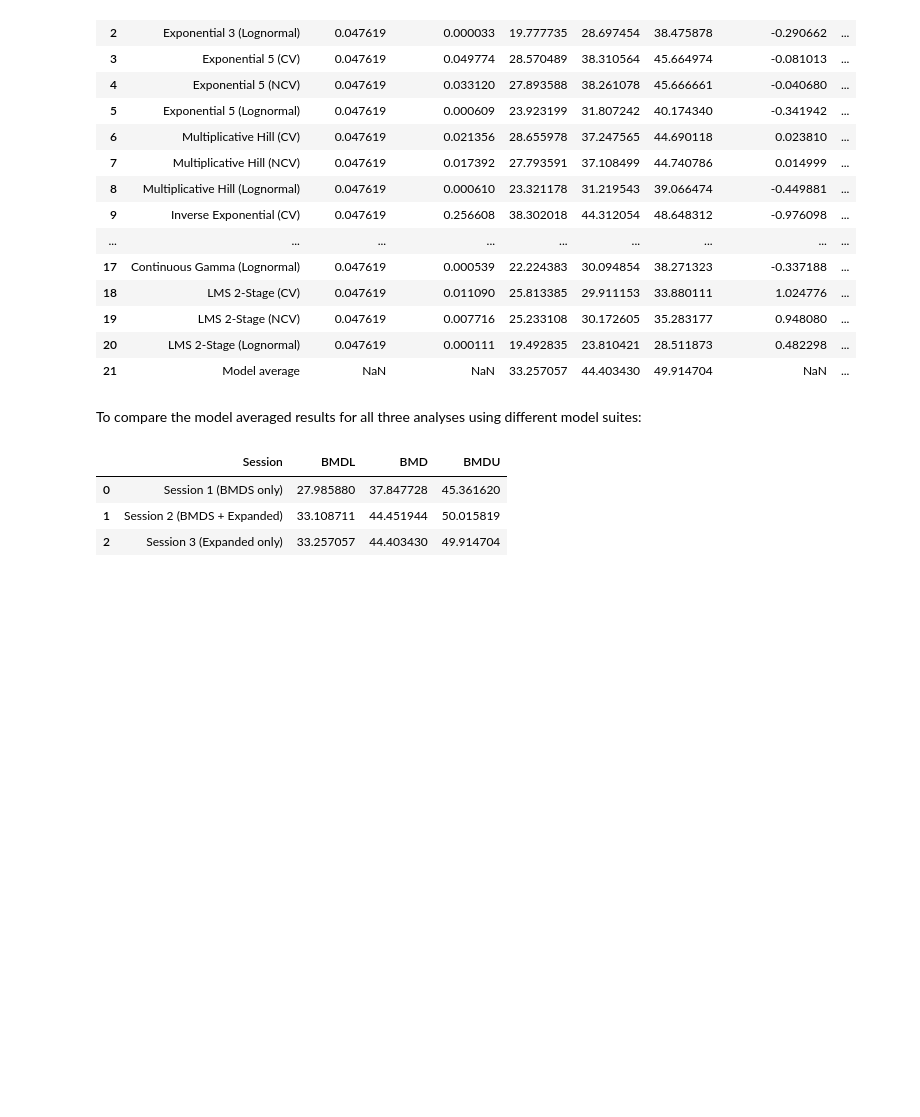
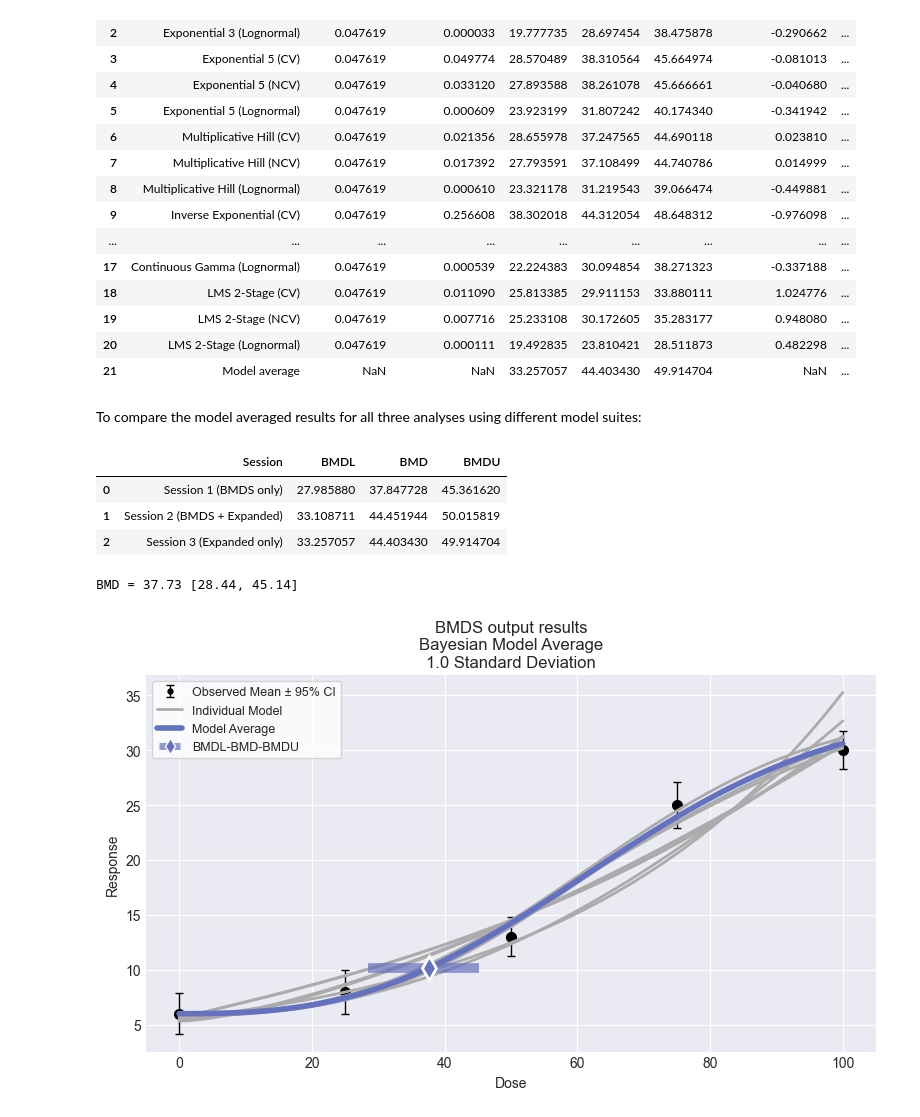
Before and after one commit to USEPA/BMDS, a Jupyter notebook: docs/source/recipes/continuous_ma.ipynb, the cells around one changed output. Saved outputs shown, nothing was run; the diff lists cells and outputs as text; code cells hidden in the pictures; blank space fills up the shorter version.

```diff
--- a/docs/source/recipes/continuous_ma.ipynb
+++ b/docs/source/recipes/continuous_ma.ipynb
@@ -409,3 +409,40 @@ comparison
 | 0 | Session 1 (BMDS only) | 27.985880 | 37.847728 | 45.361620 |
 | 1 | Session 2 (BMDS + Expanded) | 33.108711 | 44.451944 | 50.015819 |
 | 2 | Session 3 (Expanded only) | 33.257057 | 44.403430 | 49.914704 |
+# %%
+import pybmds
+
+# create a continuous dataset
+dataset = pybmds.ContinuousDataset(
+    doses=[0, 25, 50, 75, 100],
+    ns=[20, 20, 20, 20, 20],
+    means=[6, 8, 13, 25, 30],
+    stdevs=[4, 4.3, 3.8, 4.4, 3.7],
+)
+
+# LOUD model averaging using the standard BMDS continuous suite
+session1 = pybmds.Session(dataset=dataset)
+
+settings = {
+    "n_chains": 4,
+    "samples": 7500,
+    "burnin": 1500,
+}
+
+session1.add_default_bayesian_models(
+    settings=settings,
+    prior_class=pybmds.PriorClass.bayesian_loud,
+    model_average=True,      # add model averaging
+    include_extended=False,  # standard suite only (not PROAST/EFSA-expanded)
+)
+session1.execute()
+
+# summarize model-averaged result
+res1 = session1.model_average.results
+print(f"BMD = {res1.bmd:.2f} [{res1.bmdl:.2f}, {res1.bmdu:.2f}]")
+
+# optional: plot model fits and model-average curve
+fig1 = session1.plot(colorize=False)
+# %% [output]
+BMD = 37.73 [28.44, 45.14]
+[figure, added]
```
Also changed, not shown: parts of 6 cells of this notebook, 1 other file.
